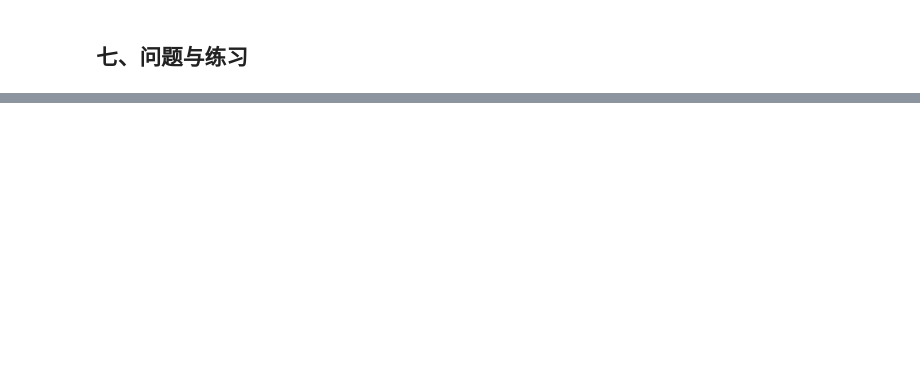
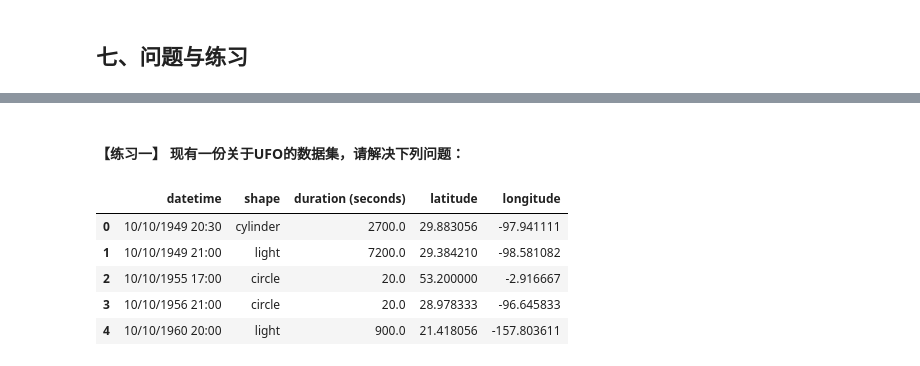
Before and after one commit to datawhalechina/joyful-pandas, a Jupyter notebook: 第2章 索引.ipynb, the cells around one changed output, grey strips where cells are left out. Saved outputs shown, nothing was run; the diff lists cells and outputs as text; code cells hidden in the pictures; blank space fills up the shorter version.

```diff
--- a/第2章 索引.ipynb
+++ b/第2章 索引.ipynb
@@ -1282,0 +1287,11 @@ df.sample(n=3,weights=df['Math']).head()
+# %% [markdown]
+#### 【练习一】 现有一份关于UFO的数据集，请解决下列问题：
+# %%
+pd.read_csv('data/UFO.csv').head()
+# %% [output]
+|  | datetime | shape | duration (seconds) | latitude | longitude |
+| 0 | 10/10/1949 20:30 | cylinder | 2700.0 | 29.883056 | -97.941111 |
+| 1 | 10/10/1949 21:00 | light | 7200.0 | 29.384210 | -98.581082 |
+| 2 | 10/10/1955 17:00 | circle | 20.0 | 53.200000 | -2.916667 |
+| 3 | 10/10/1956 21:00 | circle | 20.0 | 28.978333 | -96.645833 |
+| 4 | 10/10/1960 20:00 | light | 900.0 | 21.418056 | -157.803611 |
```
Also changed, not shown: parts of 21 cells of this notebook, 8 other files.
